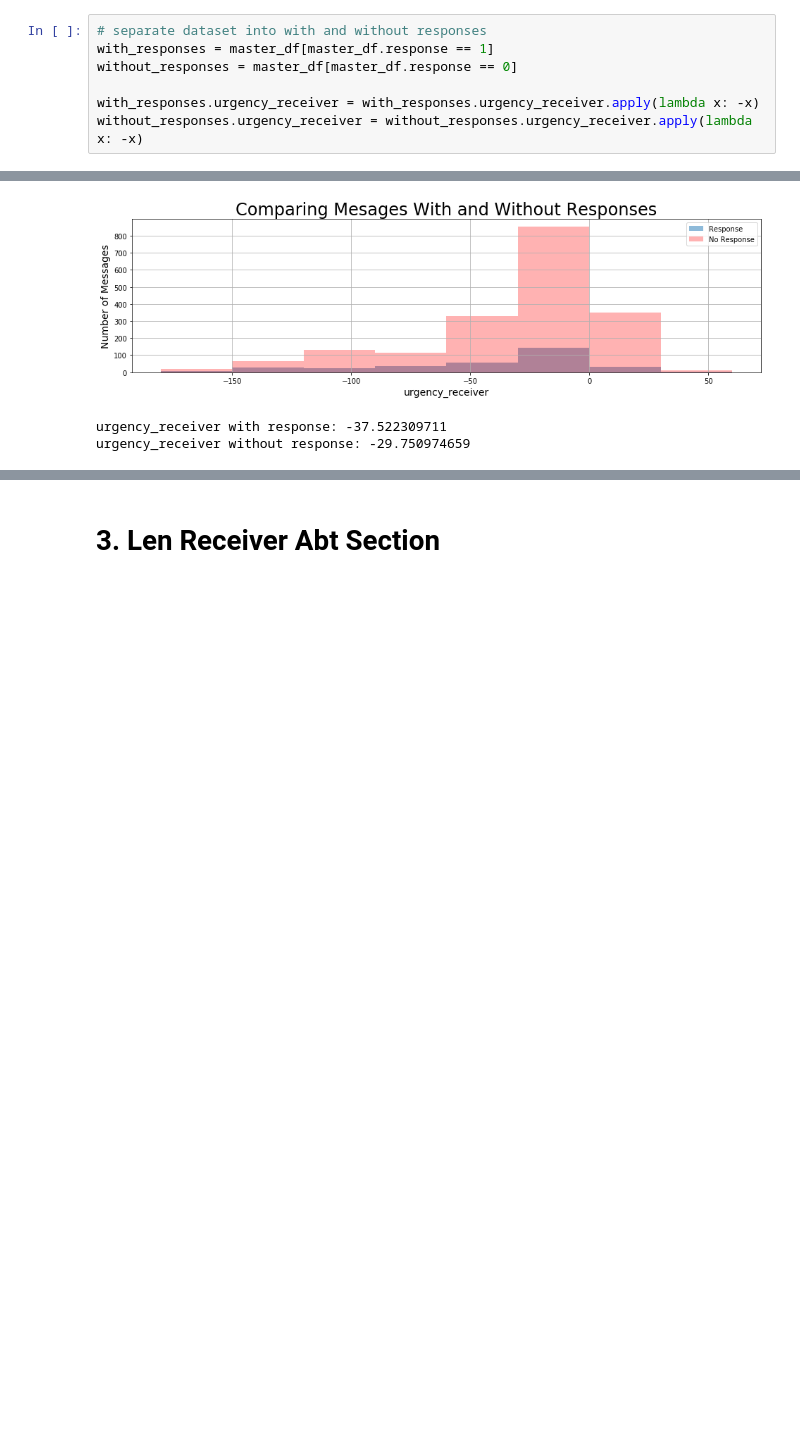
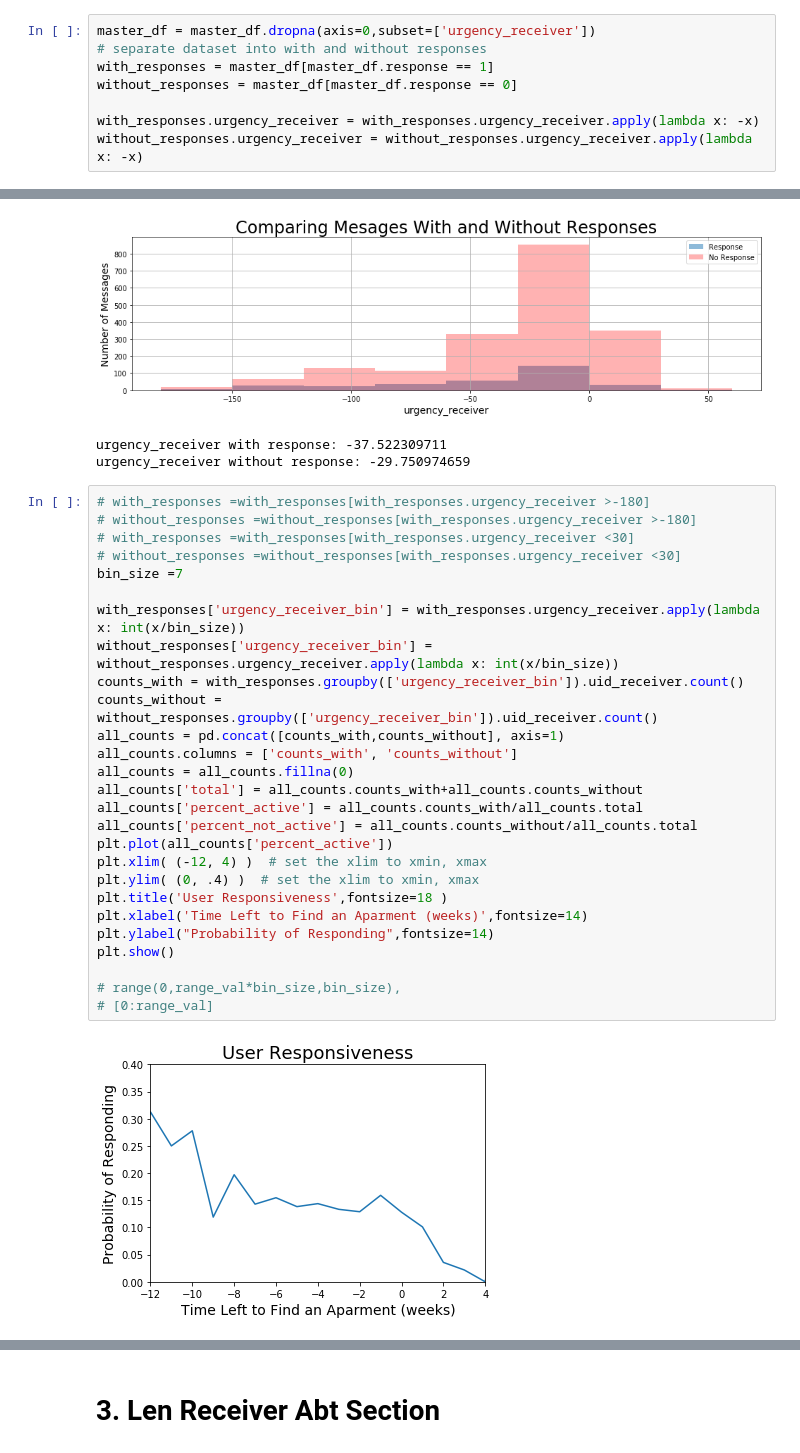
Before and after one commit to rczyrnik/Find-A-Flatmate, a Jupyter notebook: 0_eda_messages.ipynb, the cells around one changed output, grey strips where cells are left out. Cells and saved outputs as stored; diff of their text form; blank space fills up the shorter version.

```diff
--- a/0_eda_messages.ipynb
+++ b/0_eda_messages.ipynb
@@ -35,6 +35,7 @@ Make sure we're not using ECT data
 # %% [markdown]
 # Split into successful and unsuccessful
 # %%
+master_df = master_df.dropna(axis=0,subset=['urgency_receiver'])
 # separate dataset into with and without responses
 with_responses = master_df[master_df.response == 1]
 without_responses = master_df[master_df.response == 0]
@@ -66,3 +124,32 @@ plot_feature('urgency_receiver', np.arange(-180, 90, 30))
 [figure]
 urgency_receiver with response: -37.522309711
 urgency_receiver without response: -29.750974659
+# %%
+# with_responses =with_responses[with_responses.urgency_receiver >-180]
+# without_responses =without_responses[with_responses.urgency_receiver >-180]
+# with_responses =with_responses[with_responses.urgency_receiver <30]
+# without_responses =without_responses[with_responses.urgency_receiver <30]
+bin_size =7
+
+with_responses['urgency_receiver_bin'] = with_responses.urgency_receiver.apply(lambda x: int(x/bin_size))
+without_responses['urgency_receiver_bin'] = without_responses.urgency_receiver.apply(lambda x: int(x/bin_size))
+counts_with = with_responses.groupby(['urgency_receiver_bin']).uid_receiver.count()
+counts_without = without_responses.groupby(['urgency_receiver_bin']).uid_receiver.count()
+all_counts = pd.concat([counts_with,counts_without], axis=1)
+all_counts.columns = ['counts_with', 'counts_without']
+all_counts = all_counts.fillna(0)
+all_counts['total'] = all_counts.counts_with+all_counts.counts_without
+all_counts['percent_active'] = all_counts.counts_with/all_counts.total
+all_counts['percent_not_active'] = all_counts.counts_without/all_counts.total
+plt.plot(all_counts['percent_active'])
+plt.xlim( (-12, 4) )  # set the xlim to xmin, xmax
+plt.ylim( (0, .4) )  # set the xlim to xmin, xmax
+plt.title('User Responsiveness',fontsize=18 )
+plt.xlabel('Time Left to Find an Aparment (weeks)',fontsize=14)
+plt.ylabel("Probability of Responding",fontsize=14)
+plt.show()
+
+# range(0,range_val*bin_size,bin_size),
+# [0:range_val]
+# %% [output]
+[figure, added]
```
Also changed, not shown: parts of 5 cells of this notebook, 5 other files.
